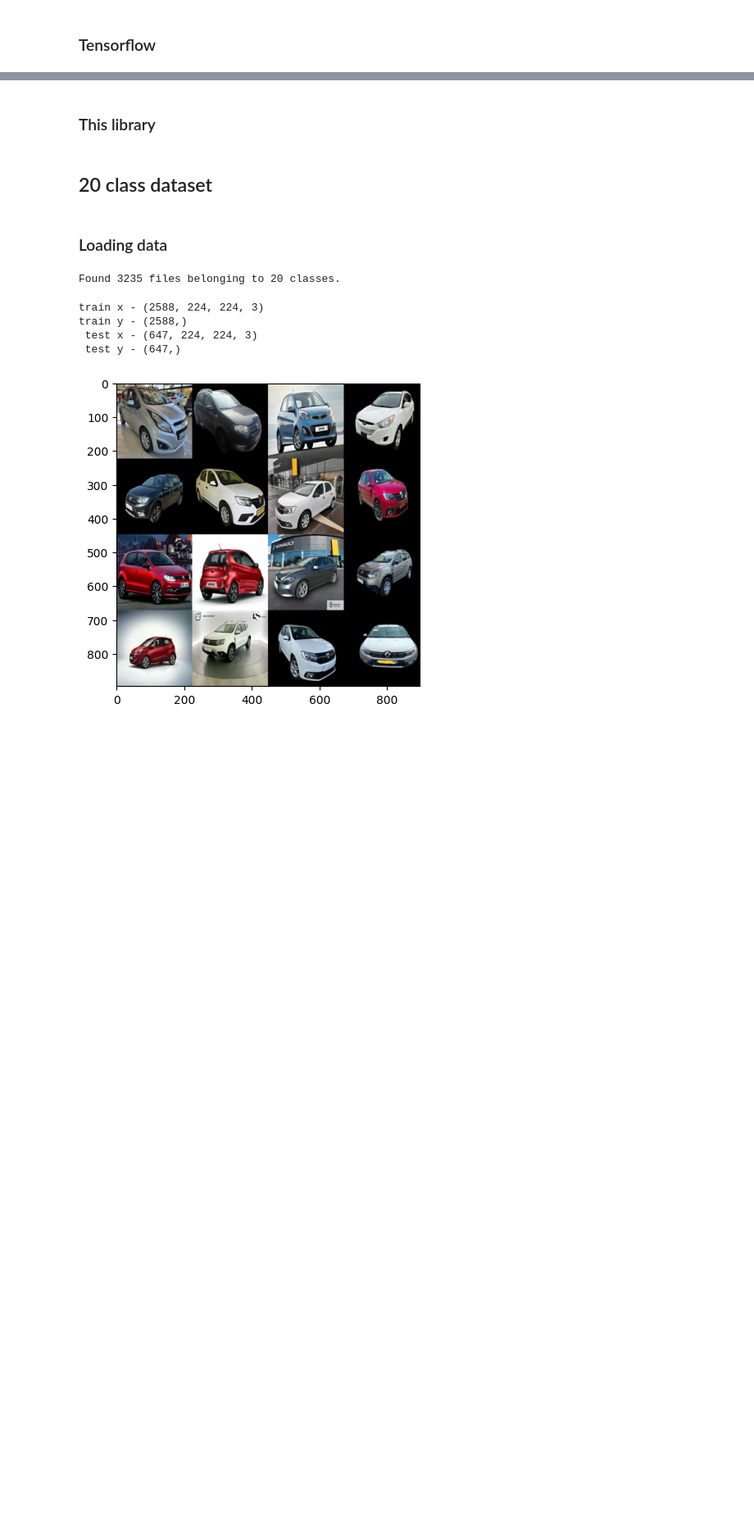
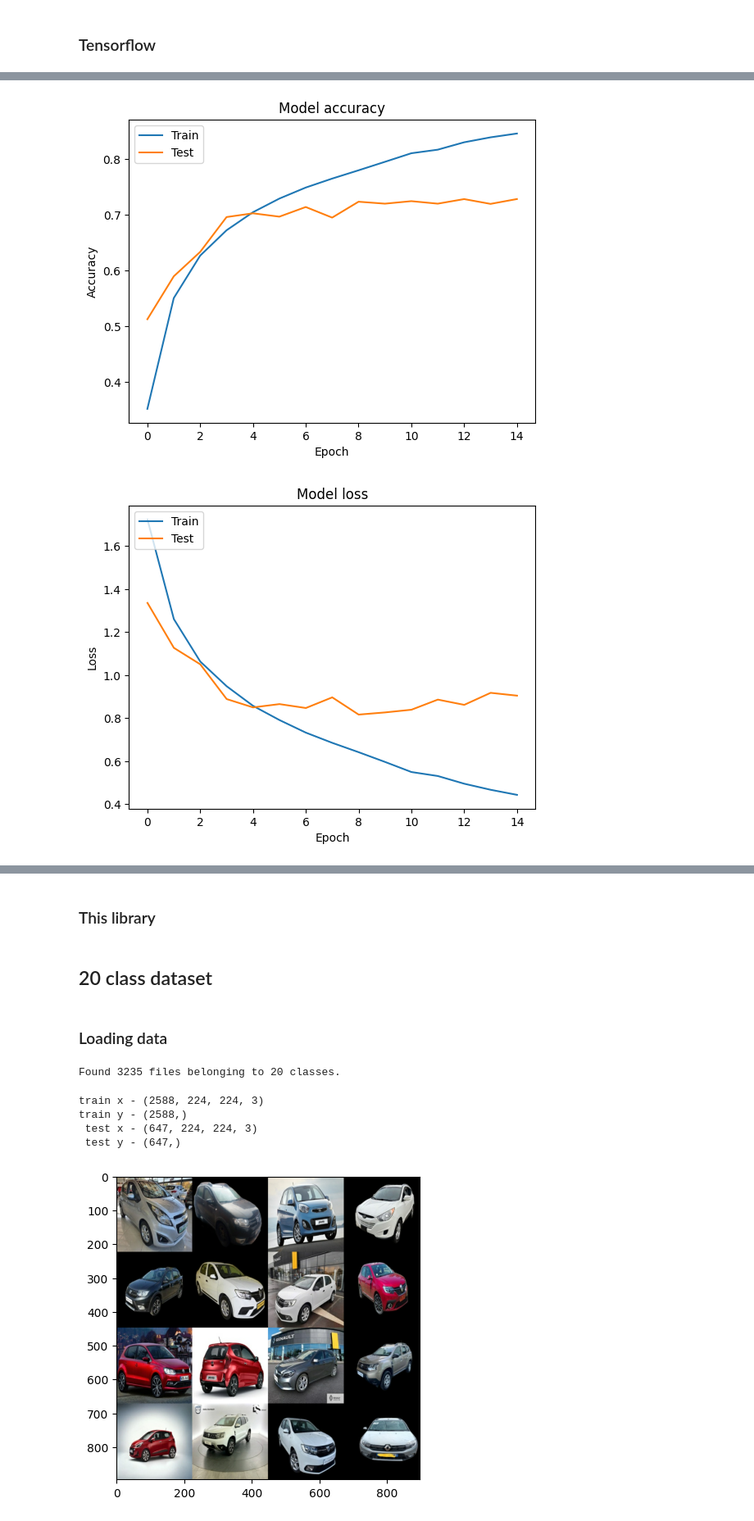
Before and after one commit to klima7/CNN-From-Scratch, a Jupyter notebook: dataset_test.ipynb, the cells around one changed output, grey strips where cells are left out. Shown at 82% size. Drawn from its saved outputs; the diff is of its cells as text; code cells hidden in the pictures; blank space fills up the shorter version.

Commit message:
Add tf cifar10 model

```diff
--- a/dataset_test.ipynb
+++ b/dataset_test.ipynb
@@ -195,15 +195,20 @@ weighted avg       0.91      0.91      0.91     10000
 ### Loading data
 # %%
 (x_train_cifar10, y_train_cifar10), (x_test_cifar10, y_test_cifar10) = load_data_CIFAR_10()
+
+y_train_cifar10 = y_train_cifar10.flatten()
+y_test_cifar10 = y_test_cifar10.flatten()
 
 cifar10 = {
     'train': {
         'x': x_train_cifar10 / 255,
-        'y': y_train_cifar10
+        'y': y_train_cifar10,
+        'y_hot': tf.one_hot(y_train_cifar10, 10)
     },
     'test': {
         'x': x_test_cifar10 / 255,
-        'y': y_test_cifar10
+        'y': y_test_cifar10,
+        'y_hot': tf.one_hot(y_test_cifar10, 10)
     }
 }
 # %%
@@ -221,0 +265,12 @@ plot_random_images(cifar10['train']['x'])
+# %%
+tf_model_cifar10.compile(optimizer='adam',
+              loss='categorical_crossentropy',
+              metrics=['categorical_accuracy'])
+# %%
+history = tf_model_cifar10.fit(
+    cifar10['train']['x'],
+    cifar10['train']['y_hot'],
+    validation_data=(cifar10['test']['x'], cifar10['test']['y_hot']),
+    epochs=15,
+    batch_size=64,
+)
@@ -221,0 +295,19 @@ plot_random_images(cifar10['train']['x'])
+# %%
+plt.plot(history.history['categorical_accuracy'])
+plt.plot(history.history['val_categorical_accuracy'])
+plt.title('Model accuracy')
+plt.ylabel('Accuracy')
+plt.xlabel('Epoch')
+plt.legend(['Train', 'Test'], loc='upper left')
+plt.show()
+
+plt.plot(history.history['loss'])
+plt.plot(history.history['val_loss'])
+plt.title('Model loss')
+plt.ylabel('Loss')
+plt.xlabel('Epoch')
+plt.legend(['Train', 'Test'], loc='upper left')
+plt.show()
+# %% [output]
+[figure, added]
+[figure, added]
```
Also changed, not shown: parts of 5 cells of this notebook.
